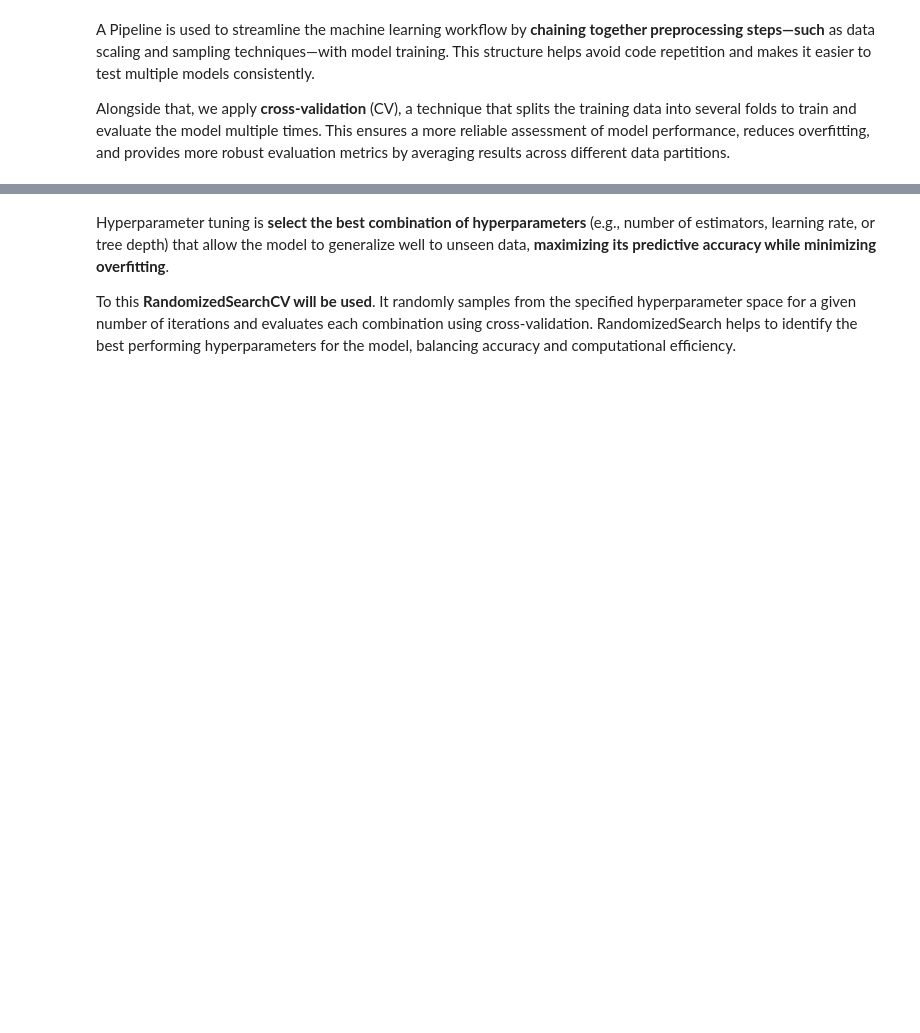
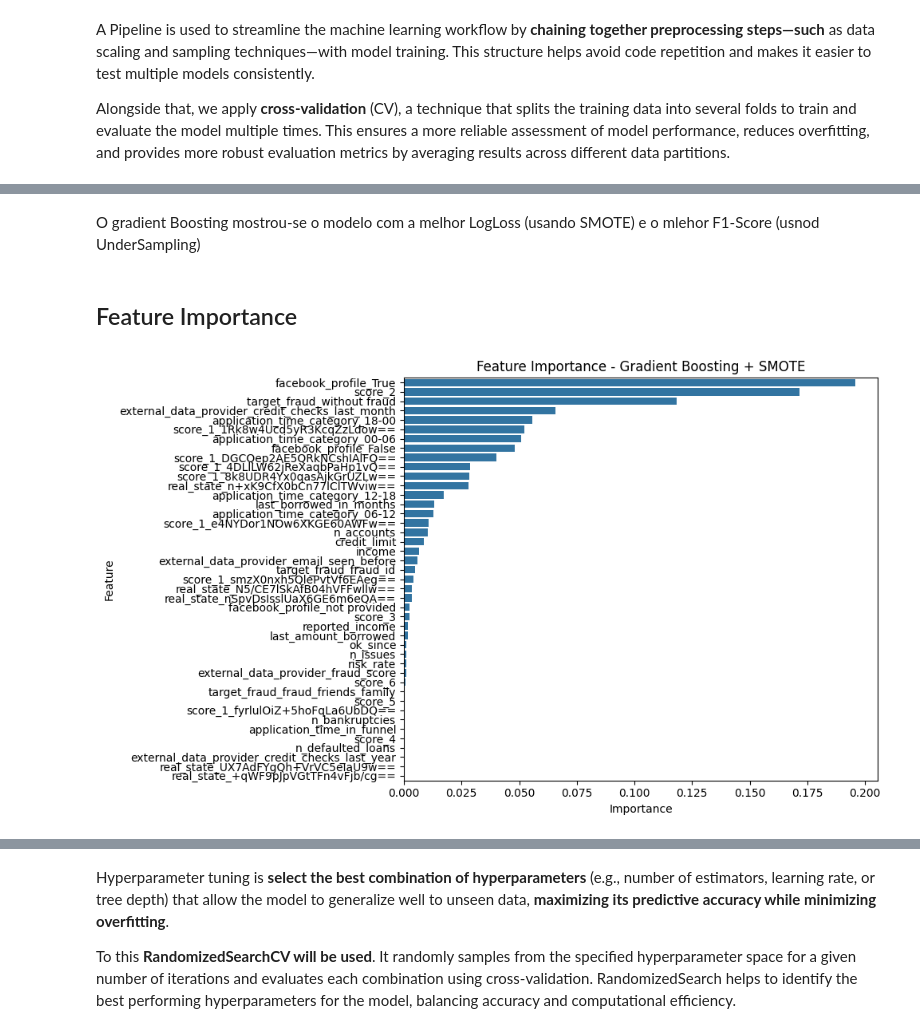
Before and after one commit to gabrielcapela/credit_risk, a Jupyter notebook: notebooks/II_modeling.ipynb, the cells around one changed output, grey strips where cells are left out. Cells and saved outputs as stored; diff of their text form; code cells hidden in the pictures; blank space fills up the shorter version.

```diff
--- a/notebooks/II_modeling.ipynb
+++ b/notebooks/II_modeling.ipynb
@@ -464,0 +330,68 @@ Resumo dos Resultados:
+# %% [markdown]
+O gradient Boosting mostrou-se o modelo com a melhor LogLoss (usando SMOTE) e o mlehor F1-Score (usnod UnderSampling)
+# %% [markdown]
+## Feature Importance
+# %%
+import pandas as pd
+import numpy as np
+import matplotlib.pyplot as plt
+import seaborn as sns
+
+from sklearn.model_selection import train_test_split
+from sklearn.ensemble import GradientBoostingClassifier
+from sklearn.preprocessing import StandardScaler
+from sklearn.compose import ColumnTransformer
+from imblearn.pipeline import Pipeline as ImbPipeline
+from imblearn.over_sampling import SMOTE
+
+# Exemplo: substitua pelo seu dataset real
+# X, y = df.drop("target", axis=1), df["target"]
+# Aqui vou simular:
+# X = df_clean.drop("target_column", axis=1)
+# y = df_clean["target_column"]
+
+# Divisão treino/teste
+X_train_split, X_val, y_train_split, y_val = train_test_split(X_train, y_train, stratify=y_train, test_size=0.2, random_state=42)
+
+# Colunas numéricas (ajuste conforme seu dataset)
+num_features = ['score_3', 'score_4', 'score_5', 'score_6', 'risk_rate', 'last_amount_borrowed', 'last_borrowed_in_months',
+        'credit_limit', 'income', 'ok_since', 'n_bankruptcies', 'n_defaulted_loans', 'n_accounts', 'n_issues',
+        'application_time_in_funnel', 'external_data_provider_credit_checks_last_month', 'external_data_provider_credit_checks_last_year',
+        'external_data_provider_email_seen_before', 'external_data_provider_fraud_score', 'reported_income']
+
+# Pipeline com scaler, SMOTE e modelo
+pipeline = ImbPipeline(steps=[
+    ("scaler", ColumnTransformer([
+        ("num", StandardScaler(), num_features)
+    ], remainder='passthrough')),
+    ("smote", SMOTE(random_state=42)),
+    ("model", GradientBoostingClassifier(random_state=42))
+])
+
+# Treinar modelo
+pipeline.fit(X_train, y_train)
+
+# Importância das features
+model = pipeline.named_steps["model"]
+
+# Recuperar nomes das features após transformação
+feature_names = num_features + [col for col in X_train.columns if col not in num_features]
+
+# Importância
+importances = model.feature_importances_
+feature_importance_df = pd.DataFrame({
+    "Feature": feature_names,
+    "Importance": importances
+}).sort_values(by="Importance", ascending=False)
+
+# Visualizar
+plt.figure(figsize=(10, 6))
+sns.barplot(x="Importance", y="Feature", data=feature_importance_df)
+plt.title("Feature Importance - Gradient Boosting + SMOTE")
+plt.tight_layout()
+plt.show()
+
+# Mostrar o DataFrame
+print(feature_importance_df)
+# %% [output]
+[figure, added]
```
Also changed, not shown: parts of 23 cells of this notebook, 2 other files.
